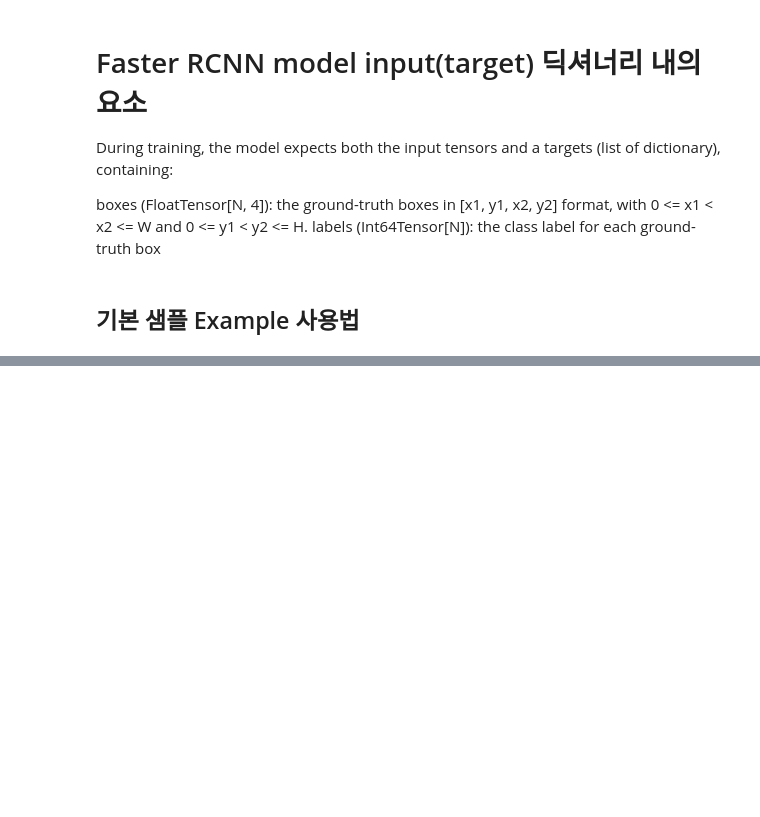
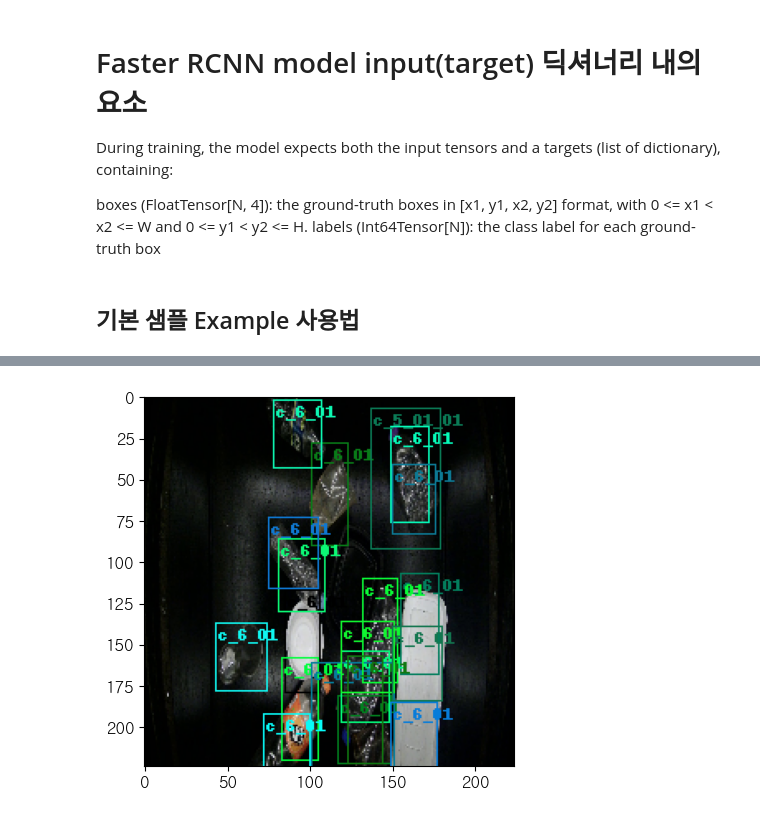
Before and after one commit to youse0ng/Myopencv, a Jupyter notebook: DeepLearningVision/CustomDataset/customdataset.ipynb, the cells around one changed output, grey strips where cells are left out. Saved outputs shown, nothing was run; the diff lists cells and outputs as text; code cells hidden in the pictures; blank space fills up the shorter version.

```diff
--- a/DeepLearningVision/CustomDataset/customdataset.ipynb
+++ b/DeepLearningVision/CustomDataset/customdataset.ipynb
@@ -322,0 +366,17 @@ for epochs in range(2):
+# %%
+from torchvision.ops import nms
+model1.eval()
+test_image = read_image(r'C:\Users\hyssk\Myopencv\DeepLearningVision\CustomDataset\Data\01.원천데이터\1.재활용선별장\1.A1\A1C_20220818_000016.jpg')
+transformed_test_image = test_transform(test_image)
+adjusted_image = transformed_test_image/255
+with torch.inference_mode():
+    test = (model1(adjusted_image.unsqueeze(0)))
+
+labels = [classes[i] for i in test[0]['labels']] # label encoding -> Class names
+testing_pic=draw_bounding_boxes(transformed_test_image, test[0]['boxes'][:20], labels[:20])
+
+plt.figure()
+plt.imshow(testing_pic.permute(1,2,0))
+plt.show()
+# %% [output]
+[figure, added]
```
Also changed, not shown: parts of 9 cells of this notebook.
